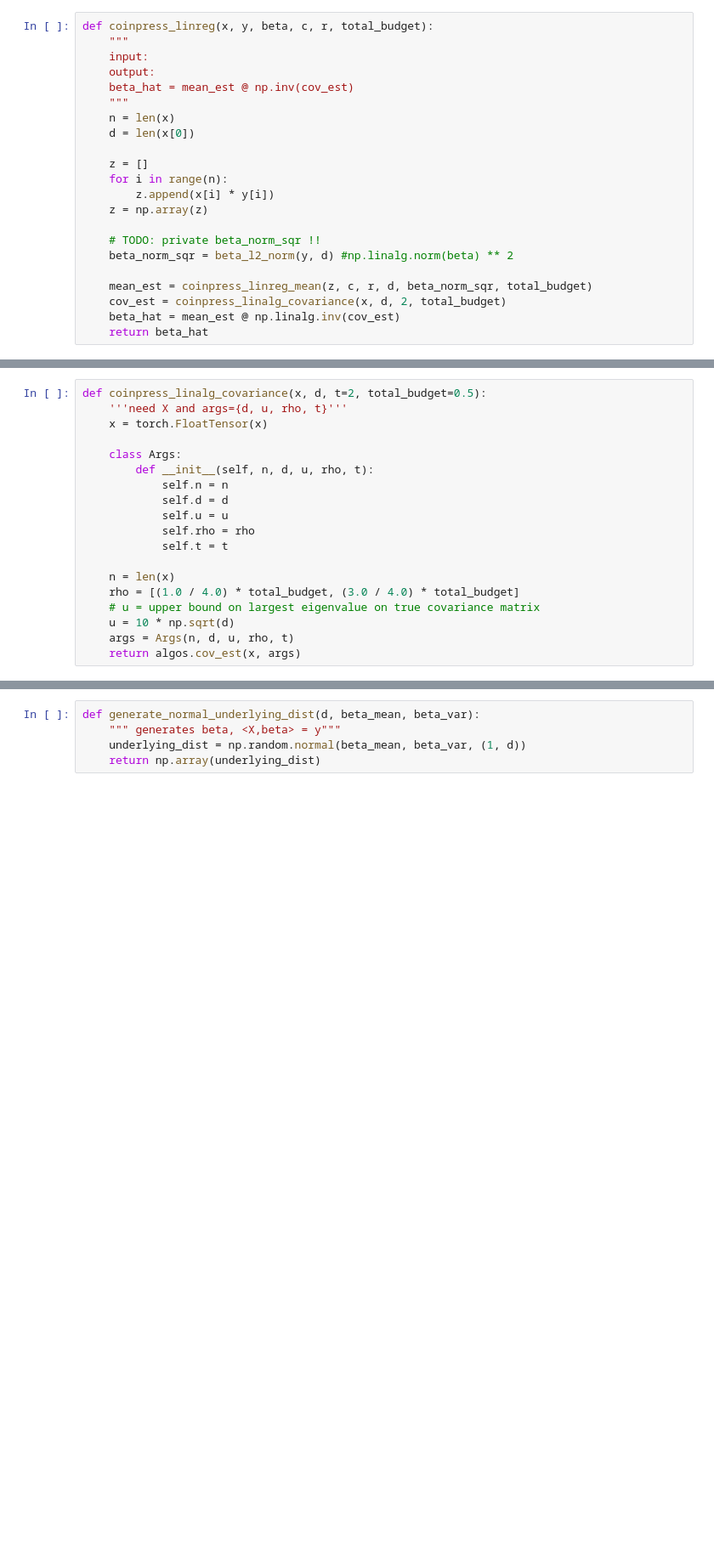
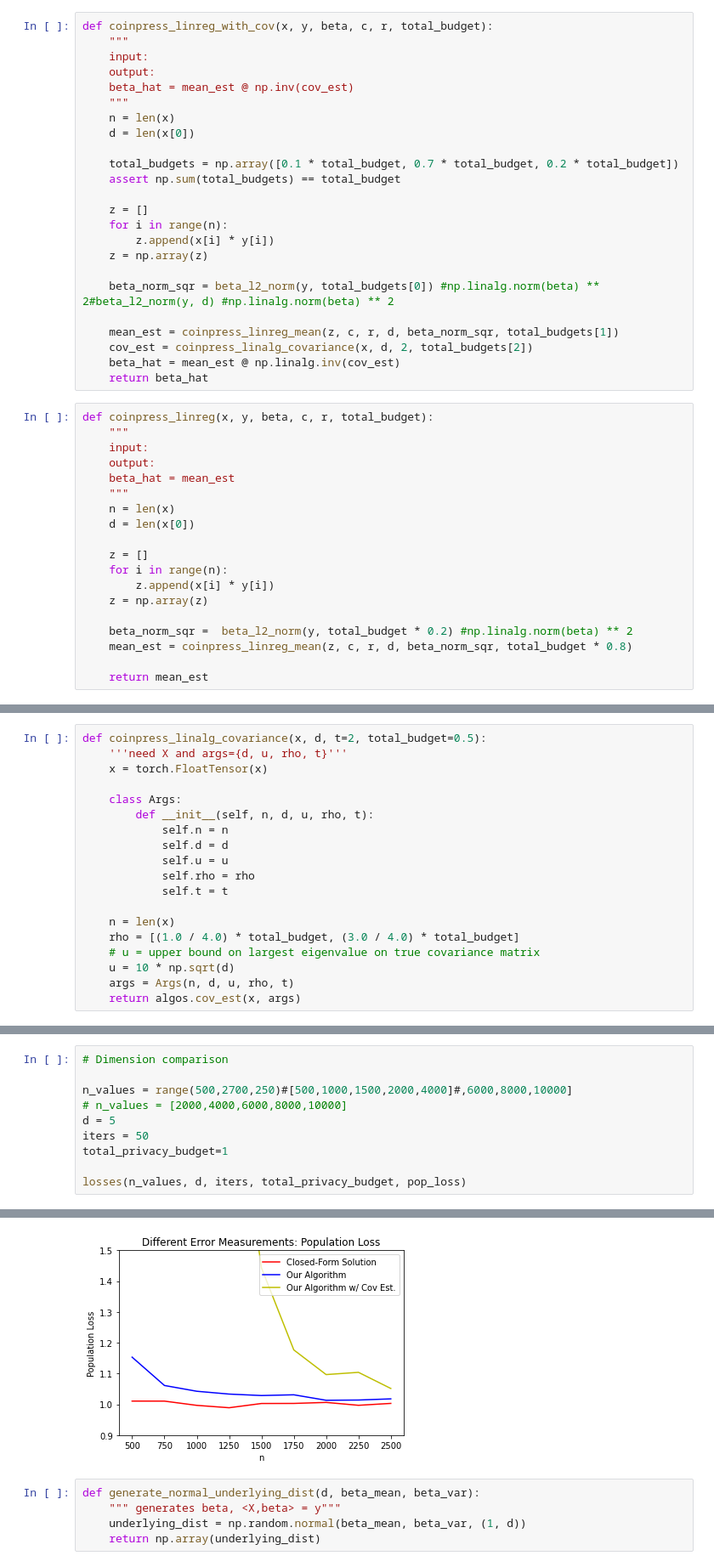
Before and after one commit to tatiana-ediger/coinpress-extension, a Jupyter notebook: coin-press/lin_reg_experimentation.ipynb, the cells around one changed output, grey strips where cells are left out. Shown at 85% size. Cells and saved outputs as stored; diff of their text form; blank space fills up the shorter version.

```diff
--- a/coin-press/lin_reg_experimentation.ipynb
+++ b/coin-press/lin_reg_experimentation.ipynb
@@ -5,12 +5,36 @@ import lin_reg_algos
 import matplotlib.pyplot as plt
 import numpy as np
 from scipy import stats
+# %%
+def coinpress_linreg_with_cov(x, y, beta, c, r, total_budget):
+    """
+    input:
+    output:
+    beta_hat = mean_est @ np.inv(cov_est)
+    """
+    n = len(x)
+    d = len(x[0])
+
+    total_budgets = np.array([0.1 * total_budget, 0.7 * total_budget, 0.2 * total_budget])
+    assert np.sum(total_budgets) == total_budget
+
+    z = []
+    for i in range(n):
+        z.append(x[i] * y[i])
+    z = np.array(z)
+
+    beta_norm_sqr = beta_l2_norm(y, total_budgets[0]) #np.linalg.norm(beta) ** 2#beta_l2_norm(y, d) #np.linalg.norm(beta) ** 2
+
+    mean_est = coinpress_linreg_mean(z, c, r, d, beta_norm_sqr, total_budgets[1])
+    cov_est = coinpress_linalg_covariance(x, d, 2, total_budgets[2])
+    beta_hat = mean_est @ np.linalg.inv(cov_est)
+    return beta_hat
 # %%
 def coinpress_linreg(x, y, beta, c, r, total_budget):
     """
     input:
     output:
-    beta_hat = mean_est @ np.inv(cov_est)
+    beta_hat = mean_est
     """
     n = len(x)
     d = len(x[0])
@@ -20,11 +44,8 @@ def coinpress_linreg(x, y, beta, c, r, total_budget):
         z.append(x[i] * y[i])
     z = np.array(z)
 
-    # TODO: private beta_norm_sqr !!
-    beta_norm_sqr = beta_l2_norm(y, d) #np.linalg.norm(beta) ** 2
+    beta_norm_sqr =  beta_l2_norm(y, total_budget * 0.2) #np.linalg.norm(beta) ** 2
+    mean_est = coinpress_linreg_mean(z, c, r, d, beta_norm_sqr, total_budget * 0.8)
 
-    mean_est = coinpress_linreg_mean(z, c, r, d, beta_norm_sqr, total_budget)
-    cov_est = coinpress_linalg_covariance(x, d, 2, total_budget)
-    beta_hat = mean_est @ np.linalg.inv(cov_est)
-    return beta_hat
+    return mean_est
 # %%
@@ -154,2 +173,13 @@ def losses(n_values, d, iters, total_privacy_budget, loss_func, beta_mean=0, bet
 
     return priv_losses, nonpriv_losses
+# %%
+# Dimension comparison
+
+n_values = range(500,2700,250)#[500,1000,1500,2000,4000]#,6000,8000,10000]
+# n_values = [2000,4000,6000,8000,10000]
+d = 5
+iters = 50
+total_privacy_budget=1
+
+losses(n_values, d, iters, total_privacy_budget, pop_loss)
+# %% [output]
@@ -156,3 +204,4 @@ def losses(n_values, d, iters, total_privacy_budget, loss_func, beta_mean=0, bet
+[figure, added]
 # %%
 def generate_normal_underlying_dist(d, beta_mean, beta_var):
     """ generates beta, <X,beta> = y"""
```
Also changed, not shown: parts of 17 cells of this notebook, 1 other file.
